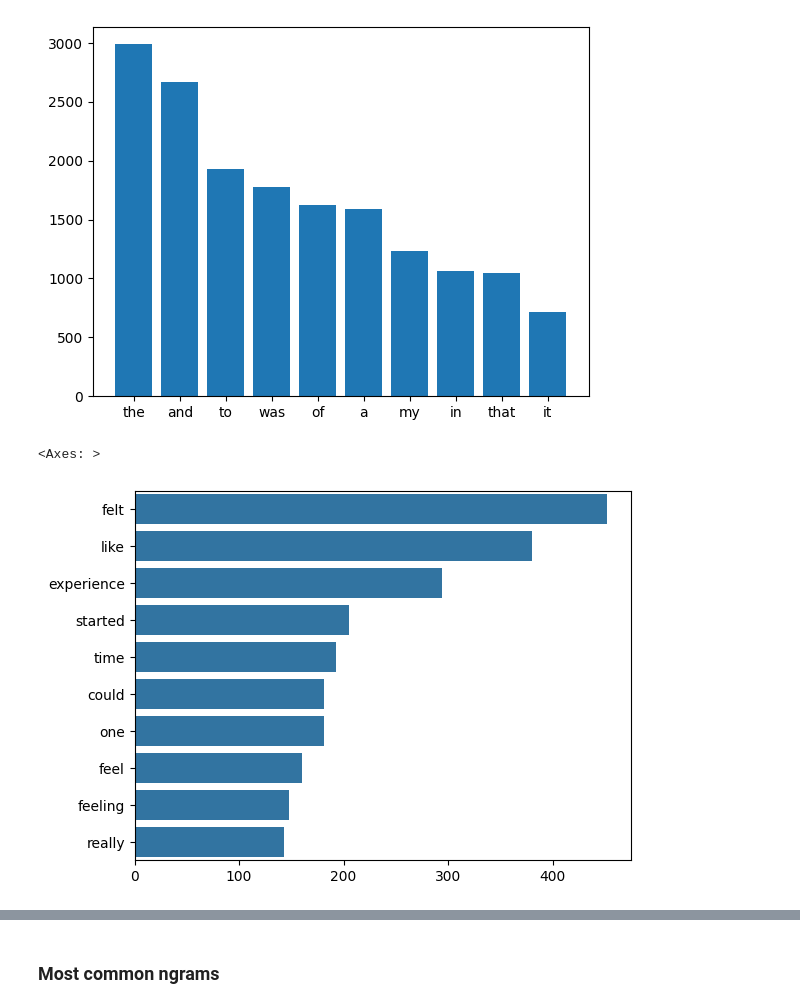
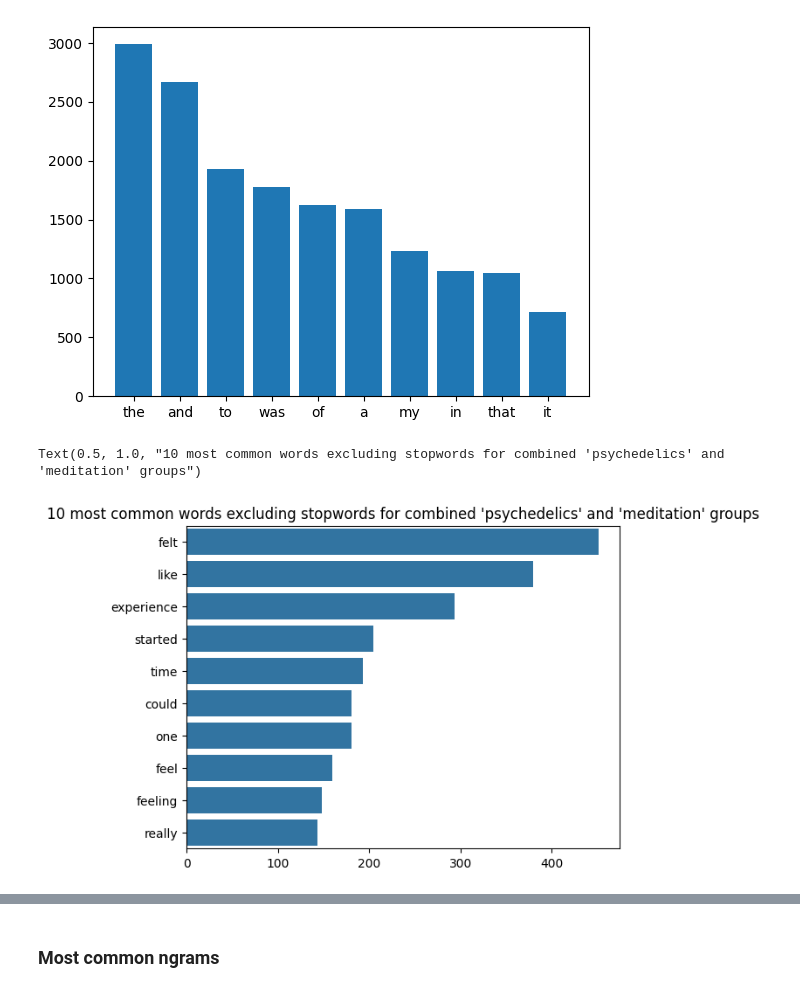
Before and after one commit to konstakm/psychedelics_vs_meditation_nlp, a Jupyter notebook: thesis analysis.ipynb, the cells around one changed output, grey strips where cells are left out. Cells and saved outputs as stored; diff of their text form; code cells hidden in the pictures.

```diff
--- a/thesis analysis.ipynb
+++ b/thesis analysis.ipynb
@@ -36,0 +84,6 @@ df
+# %%
+df['complete_mystical_experience'] = np.where(
+    (df['MEQ30_mystical_sum'] > threshold_mystical) &
+    (df['MEQ30_positive_mood_sum'] > threshold_positive_mood) &
+    (df['MEQ30_transcendence_sum'] > threshold_transcendence) &
+    (df['MEQ30_ineffability_sum'] > threshold_ineffability), 1, 0)
@@ -37,7 +97,7 @@ df
 # %%
 # Only keeping the columns that we need
 
-columns_to_keep = ['group', 'Open_report typo-corrected']
+columns_to_keep = ['group', 'Open_report typo-corrected', 'MEQ30_sum', 'complete_mystical_experience']
 
 df = df[columns_to_keep]
 
@@ -58,0 +119,2 @@ df
+# %%
+df['MEQ30_sum'] = df['MEQ30_sum'].fillna(0)
@@ -149,22 +239,22 @@ plt.bar(x,y)
 <BarContainer object of 10 artists>
 [figure]
 # %%
-# Checking 10 most common words in the dataset excluding the stopwords
+# Checking 10 most common words in the dataset excluding the stopwords for both 'psychedelics' and 'meditation' groups
 
 from collections import  Counter
 
 
 counter=Counter(corpus)
 most=counter.most_common()
 x, y=[], []
 for word,count in most:
     if (word.lower() not in stop_words):  # convert word to lowercase before checking
         x.append(word)
         y.append(count)
     if len(x) == 10:  # stop when we have found 10 words that are not stopwords
         break
 
-sns.barplot(x=y,y=x)
+sns.barplot(x=y,y=x).set_title("10 most common words excluding stopwords for combined 'psychedelics' and 'meditation' groups")
 # %% [output]
-<Axes: >
+Text(0.5, 1.0, "10 most common words excluding stopwords for combined 'psychedelics' and 'meditation' groups")
-[figure, old version]
+[figure, new version]
```
Also changed, not shown: parts of 88 cells of this notebook, 2 other files.
